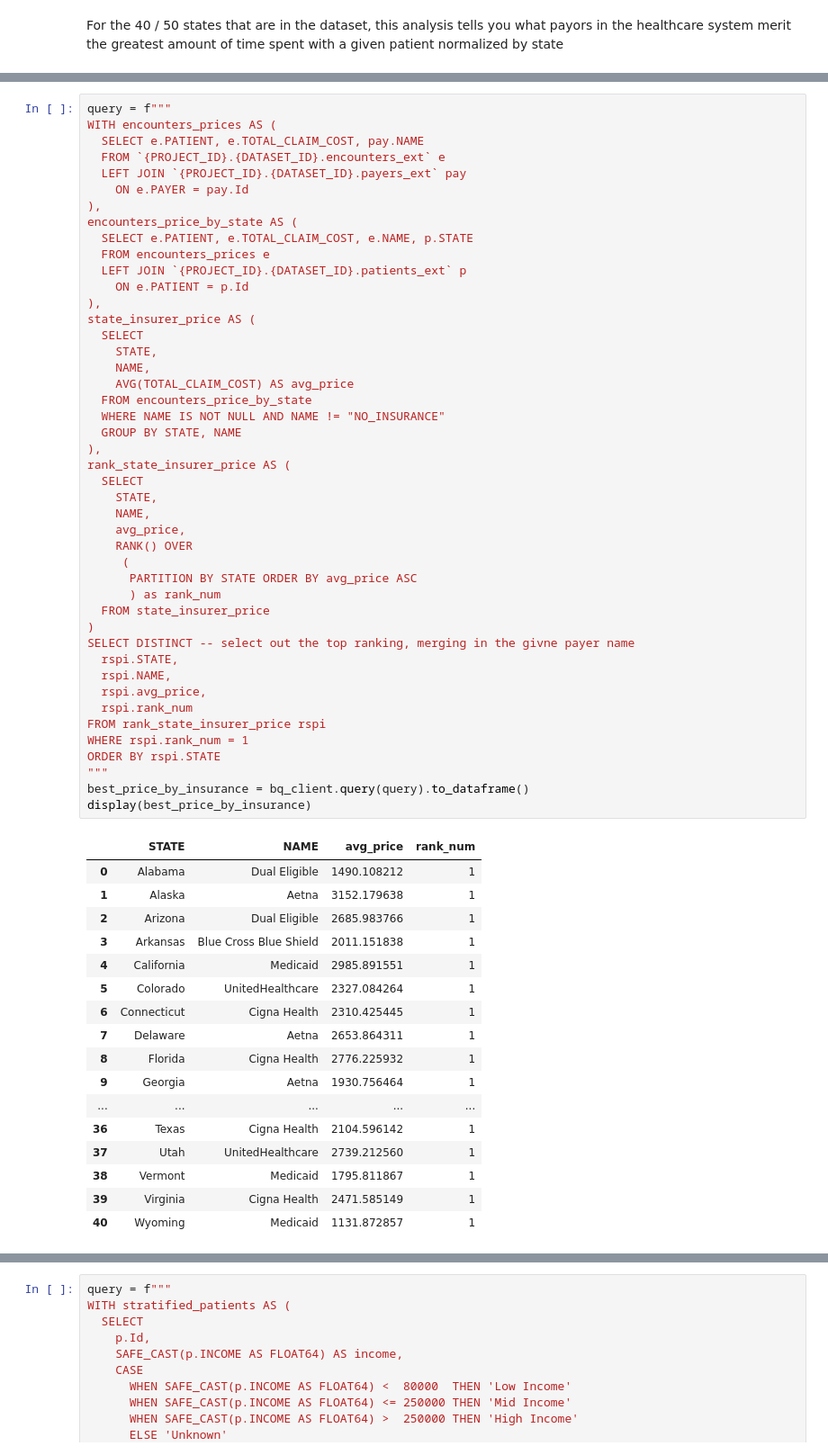
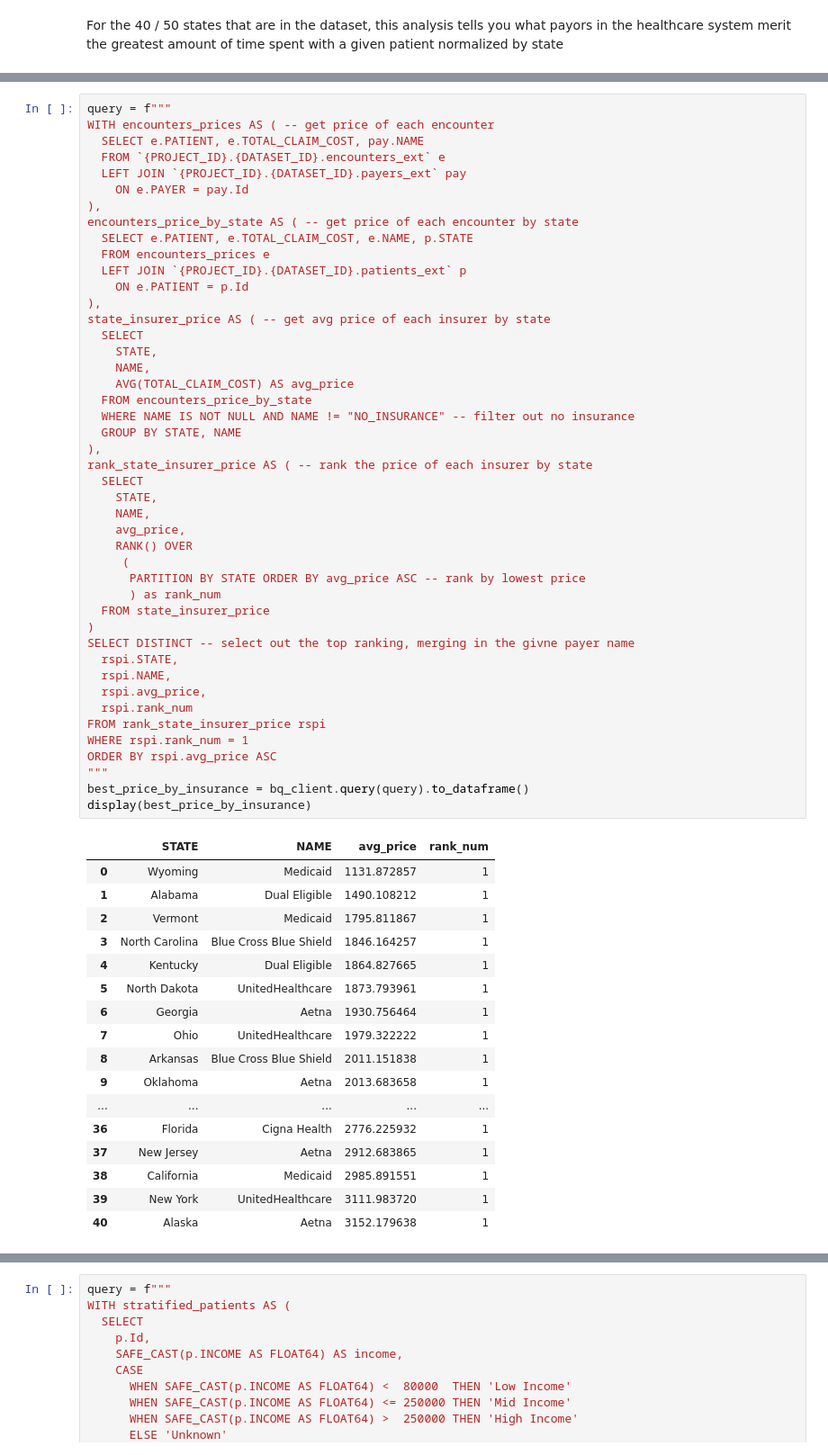
Before and after one commit to nick-allen21/synthetic_patient_analysis, a Jupyter notebook: nallen21_project1.ipynb, the cells around one changed output, grey strips where cells are left out. Shown: that part at 90% size. Cells and saved outputs as stored; diff of their text form.

```diff
--- a/nallen21_project1.ipynb
+++ b/nallen21_project1.ipynb
@@ -729,63 +701,63 @@ This analysis is irrespective of cost, lets also bring in the msot expensive ins
 # %%
 query = f"""
-WITH encounters_prices AS (
+WITH encounters_prices AS ( -- get price of each encounter
   SELECT e.PATIENT, e.TOTAL_CLAIM_COST, pay.NAME
   FROM `{PROJECT_ID}.{DATASET_ID}.encounters_ext` e
   LEFT JOIN `{PROJECT_ID}.{DATASET_ID}.payers_ext` pay
     ON e.PAYER = pay.Id
 ),
-encounters_price_by_state AS (
+encounters_price_by_state AS ( -- get price of each encounter by state
   SELECT e.PATIENT, e.TOTAL_CLAIM_COST, e.NAME, p.STATE
   FROM encounters_prices e
   LEFT JOIN `{PROJECT_ID}.{DATASET_ID}.patients_ext` p
     ON e.PATIENT = p.Id
 ),
-state_insurer_price AS (
+state_insurer_price AS ( -- get avg price of each insurer by state
   SELECT
     STATE,
     NAME,
     AVG(TOTAL_CLAIM_COST) AS avg_price
   FROM encounters_price_by_state
-  WHERE NAME IS NOT NULL AND NAME != "NO_INSURANCE"
+  WHERE NAME IS NOT NULL AND NAME != "NO_INSURANCE" -- filter out no insurance
   GROUP BY STATE, NAME
 ),
-rank_state_insurer_price AS (
+rank_state_insurer_price AS ( -- rank the price of each insurer by state
   SELECT
     STATE,
     NAME,
     avg_price,
     RANK() OVER
      (
-      PARTITION BY STATE ORDER BY avg_price ASC
+      PARTITION BY STATE ORDER BY avg_price ASC -- rank by lowest price
       ) as rank_num
   FROM state_insurer_price
 )
 SELECT DISTINCT -- select out the top ranking, merging in the givne payer name
   rspi.STATE,
   rspi.NAME,
   rspi.avg_price,
   rspi.rank_num
 FROM rank_state_insurer_price rspi
 WHERE rspi.rank_num = 1
-ORDER BY rspi.STATE
+ORDER BY rspi.avg_price ASC
 """
 best_price_by_insurance = bq_client.query(query).to_dataframe()
 display(best_price_by_insurance)
 # %% [output]
 |  | STATE | NAME | avg_price | rank_num |
-| 0 | Alabama | Dual Eligible | 1490.108212 | 1 |
-| 1 | Alaska | Aetna | 3152.179638 | 1 |
-| 2 | Arizona | Dual Eligible | 2685.983766 | 1 |
-| 3 | Arkansas | Blue Cross Blue Shield | 2011.151838 | 1 |
-| 4 | California | Medicaid | 2985.891551 | 1 |
-| 5 | Colorado | UnitedHealthcare | 2327.084264 | 1 |
-| 6 | Connecticut | Cigna Health | 2310.425445 | 1 |
-| 7 | Delaware | Aetna | 2653.864311 | 1 |
-| 8 | Florida | Cigna Health | 2776.225932 | 1 |
-| 9 | Georgia | Aetna | 1930.756464 | 1 |
+| 0 | Wyoming | Medicaid | 1131.872857 | 1 |
+| 1 | Alabama | Dual Eligible | 1490.108212 | 1 |
+| 2 | Vermont | Medicaid | 1795.811867 | 1 |
+| 3 | North Carolina | Blue Cross Blue Shield | 1846.164257 | 1 |
+| 4 | Kentucky | Dual Eligible | 1864.827665 | 1 |
+| 5 | North Dakota | UnitedHealthcare | 1873.793961 | 1 |
+| 6 | Georgia | Aetna | 1930.756464 | 1 |
+| 7 | Ohio | UnitedHealthcare | 1979.322222 | 1 |
+| 8 | Arkansas | Blue Cross Blue Shield | 2011.151838 | 1 |
+| 9 | Oklahoma | Aetna | 2013.683658 | 1 |
 | ... | ... | ... | ... | ... |
-| 36 | Texas | Cigna Health | 2104.596142 | 1 |
-| 37 | Utah | UnitedHealthcare | 2739.212560 | 1 |
-| 38 | Vermont | Medicaid | 1795.811867 | 1 |
-| 39 | Virginia | Cigna Health | 2471.585149 | 1 |
-| 40 | Wyoming | Medicaid | 1131.872857 | 1 |
+| 36 | Florida | Cigna Health | 2776.225932 | 1 |
+| 37 | New Jersey | Aetna | 2912.683865 | 1 |
+| 38 | California | Medicaid | 2985.891551 | 1 |
+| 39 | New York | UnitedHealthcare | 3111.983720 | 1 |
+| 40 | Alaska | Aetna | 3152.179638 | 1 |
```
Also changed, not shown: parts of 17 cells of this notebook.
